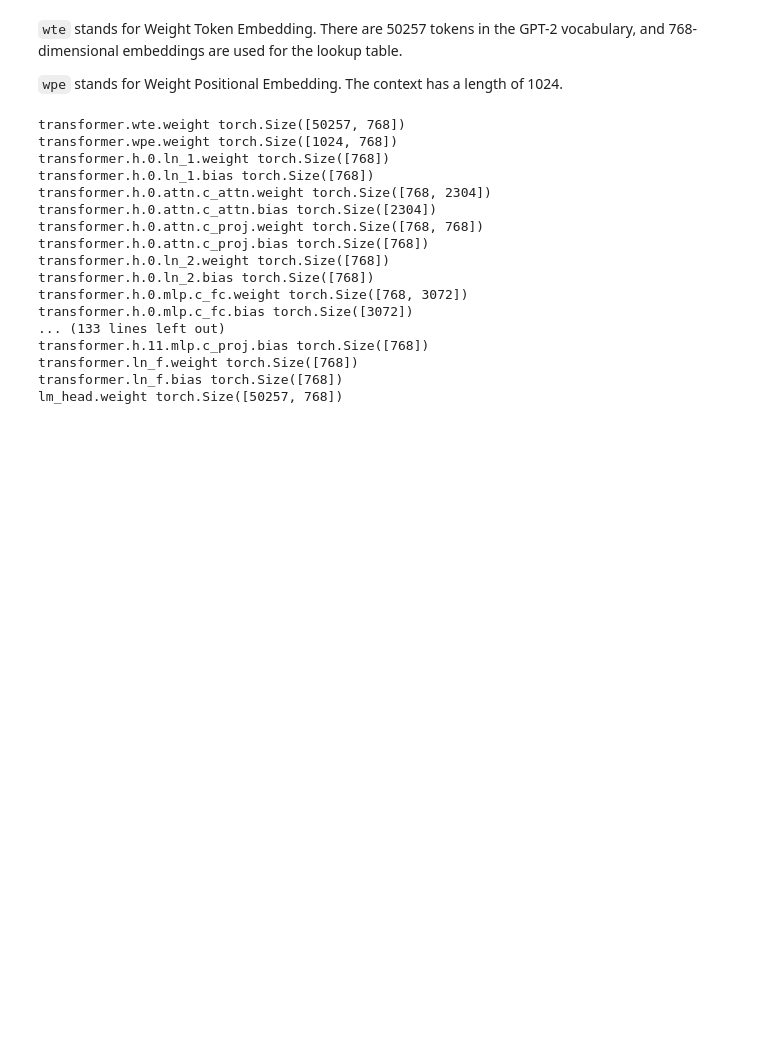
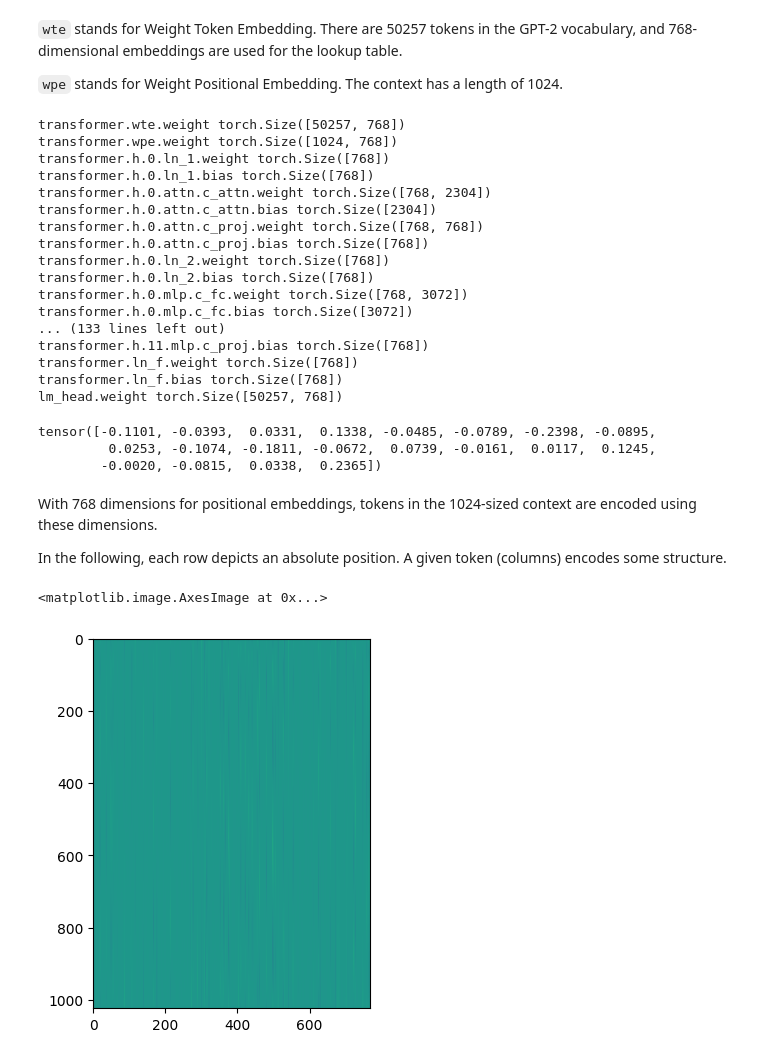
Before and after one commit to thomas-bouvier/distributed-gpt2, a Jupyter notebook: notebook.ipynb, the cells around one changed output. Drawn from its saved outputs; the diff is of its cells as text; code cells hidden in the pictures; blank space fills up the shorter version.

```diff
--- a/notebook.ipynb
+++ b/notebook.ipynb
@@ -32,3 +32,21 @@ transformer.h.11.mlp.c_proj.bias torch.Size([768])
 transformer.ln_f.weight torch.Size([768])
 transformer.ln_f.bias torch.Size([768])
 lm_head.weight torch.Size([50257, 768])
+# %%
+model_hf_state["transformer.wte.weight"].view(-1)[:20]
+# %% [output]
+tensor([-0.1101, -0.0393,  0.0331,  0.1338, -0.0485, -0.0789, -0.2398, -0.0895,
+         0.0253, -0.1074, -0.1811, -0.0672,  0.0739, -0.0161,  0.0117,  0.1245,
+        -0.0020, -0.0815,  0.0338,  0.2365])
+# %% [markdown]
+With 768 dimensions for positional embeddings, tokens in the 1024-sized context are encoded using these dimensions.
+
+In the following, each row depicts an absolute position. A given token (columns) encodes some structure.
+# %%
+import matplotlib.pyplot as plt
+%matplotlib inline
+
+plt.imshow(model_hf_state["transformer.wpe.weight"])
+# %% [output]
+<matplotlib.image.AxesImage at 0x...>
+[figure, added]
```
Also changed, not shown: parts of 3 cells of this notebook, 1 other file.
